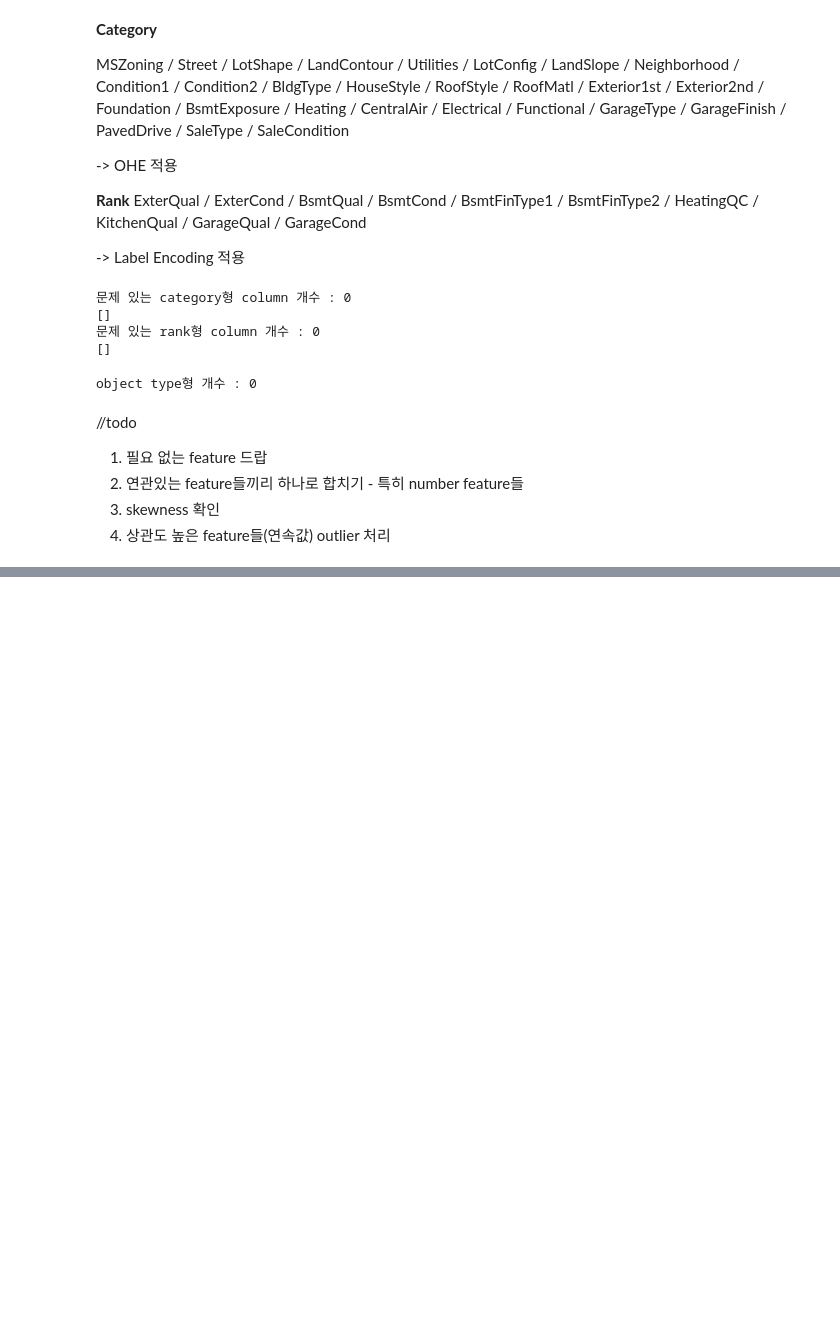
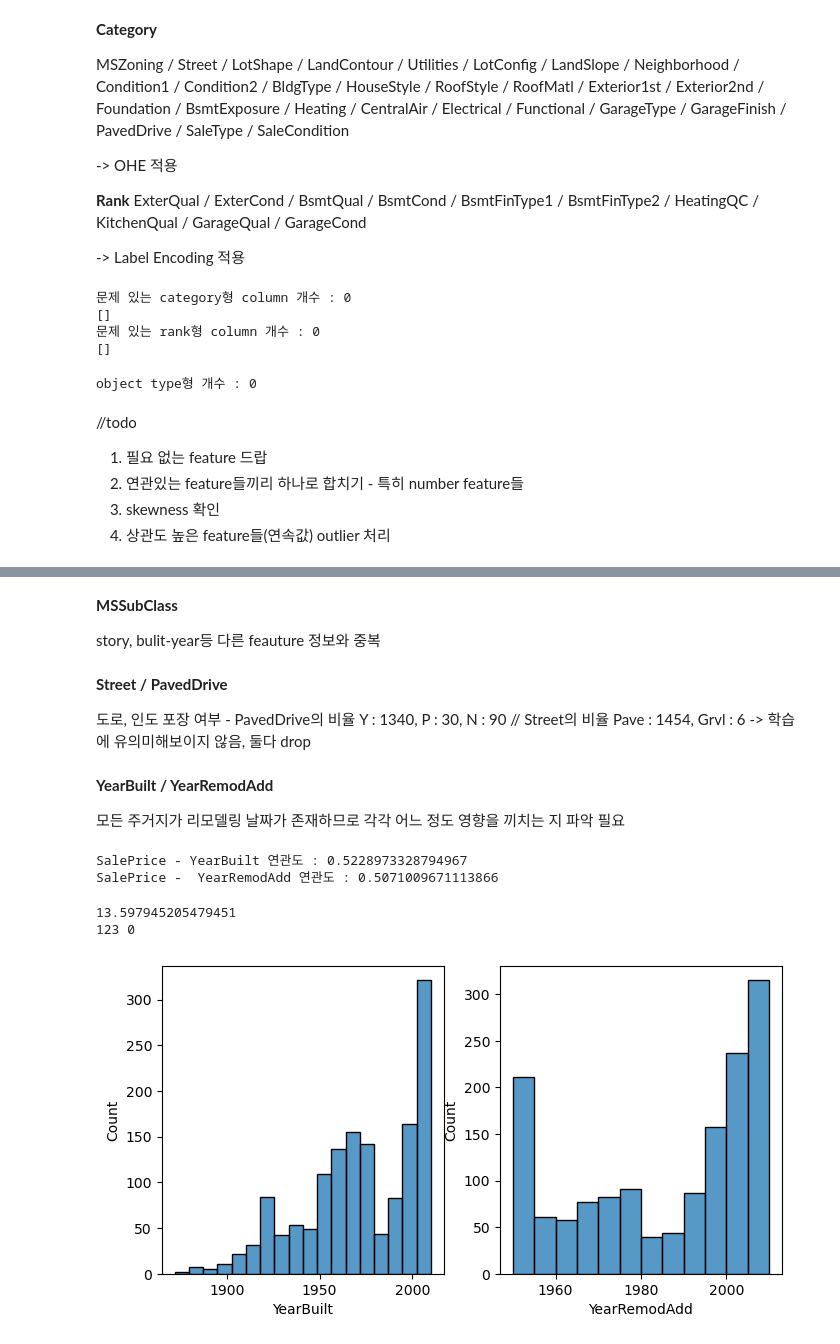
Before and after one commit to JeongHun01/Kaggle, a Jupyter notebook: House_prices/Data_Analysis.ipynb, the cells around one changed output, grey strips where cells are left out. Saved outputs shown, nothing was run; the diff lists cells and outputs as text; code cells hidden in the pictures; blank space fills up the shorter version.

```diff
--- a/House_prices/Data_Analysis.ipynb
+++ b/House_prices/Data_Analysis.ipynb
@@ -501,7 +501,8 @@ ExterQual / ExterCond / BsmtQual / BsmtCond / BsmtFinType1 / BsmtFinType2 / Heat
 OHE_list = ['MSZoning', 'Street', 'LotShape', 'LandContour', 'Utilities', 'LotConfig', 'LandSlope', 'Neighborhood', 'Condition1', 'Condition2',
             'BldgType', 'HouseStyle', 'RoofStyle', 'RoofMatl', 'Exterior1st', 'Exterior2nd', 'Foundation', 'BsmtExposure', 'Heating', 'CentralAir',
             'Electrical', 'Functional', 'GarageType', 'GarageFinish', 'PavedDrive', 'SaleType', 'SaleCondition']
-Rank_list = ['ExterQual', 'ExterCond', 'BsmtQual', 'BsmtCond', 'BsmtFinType1', 'BsmtFinType2', 'HeatingQC', 'KitchenQual', 'GarageQual', 'GarageCond']
+Rank_list = ['OverallQual', 'OverallCond', 'ExterQual', 'ExterCond', 'BsmtQual', 'BsmtCond', 'BsmtFinType1', 'BsmtFinType2',
+             'HeatingQC', 'KitchenQual', 'GarageQual', 'GarageCond']
 # %%
 #Find some values that exist in test data but not in train - error
 error_list = []
@@ -569,0 +590,39 @@ object type형 개수 : 0
+# %% [markdown]
+**MSSubClass**
+
+story, bulit-year등 다른 feauture 정보와 중복
+# %% [markdown]
+**Street / PavedDrive**
+
+도로, 인도 포장 여부 - PavedDrive의 비율 Y : 1340, P : 30, N : 90 // Street의 비율 Pave : 1454, Grvl : 6 -> 학습에 유의미해보이지 않음, 둘다 drop
+# %% [markdown]
+**YearBuilt / YearRemodAdd**
+
+모든 주거지가 리모델링 날짜가 존재하므로 각각 어느 정도 영향을 끼치는 지 파악 필요
+# %%
+#Checking correlation
+corr = train_df.corr()
+print("SalePrice - YearBuilt 연관도 :", corr.loc['SalePrice', 'YearBuilt'])
+print("SalePrice -  YearRemodAdd 연관도 :", corr.loc['SalePrice', 'YearRemodAdd'])
+# %% [output]
+SalePrice - YearBuilt 연관도 : 0.5228973328794967
+SalePrice -  YearRemodAdd 연관도 : 0.5071009671113866
+# %%
+gap_list = []
+for index in range(1460):
+    gap_list.append(train_df.loc[index, 'YearRemodAdd'] - train_df.loc[index, 'YearBuilt'])
+print(np.mean(gap_list))
+print(max(gap_list), min(gap_list))
+# %% [output]
+13.597945205479451
+123 0
+# %%
+#Outlier detected???
+fig, ax = plt.subplots(nrows = 1, ncols = 2, figsize = (8,4))
+
+sns.histplot(x = train_df['YearBuilt'], ax = ax[0])
+sns.histplot(x = train_df['YearRemodAdd'], ax = ax[1])
+
+plt.show()
+# %% [output]
+[figure, added]
```
Also changed, not shown: parts of 11 cells of this notebook.
